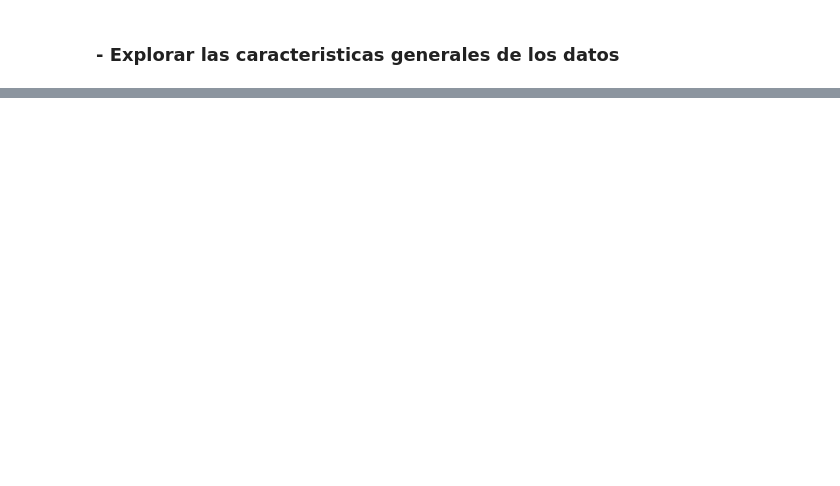
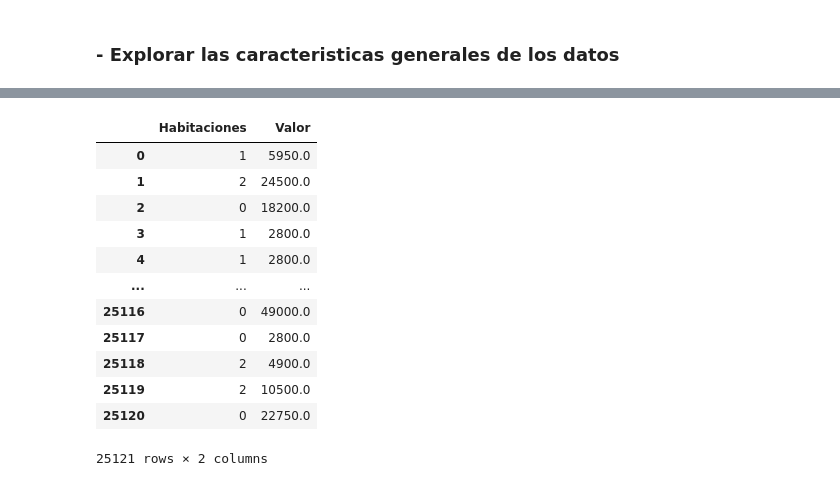
Before and after one commit to MiyoBran/alura-store-desafio, a Jupyter notebook: 03_Pandas_Conociendo_la_biblioteca_inmuebles_cdmx.ipynb, the cells around one changed output, grey strips where cells are left out. Saved outputs shown, nothing was run; the diff lists cells and outputs as text; code cells hidden in the pictures; blank space fills up the shorter version.

```diff
--- a/03_Pandas_Conociendo_la_biblioteca_inmuebles_cdmx.ipynb
+++ b/03_Pandas_Conociendo_la_biblioteca_inmuebles_cdmx.ipynb
@@ -125,0 +192,19 @@ pandas.core.frame.DataFrame
+# %%
+# Y en caso de que querramos visualizar mas de una columna , debemos usar dos
+# corchetes (le paso una lista con mis dos columnas)
+datos[['Habitaciones', 'Valor']]
+#En este caso no devuelve una serie pandas , sino un dataframe
+# %% [output]
+|  | Habitaciones | Valor |
+| 0 | 1 | 5950.0 |
+| 1 | 2 | 24500.0 |
+| 2 | 0 | 18200.0 |
+| 3 | 1 | 2800.0 |
+| 4 | 1 | 2800.0 |
+| ... | ... | ... |
+| 25116 | 0 | 49000.0 |
+| 25117 | 0 | 2800.0 |
+| 25118 | 2 | 4900.0 |
+| 25119 | 2 | 10500.0 |
+| 25120 | 0 | 22750.0 |
+25121 rows × 2 columns
```
Also changed, not shown: parts of 16 cells of this notebook.
